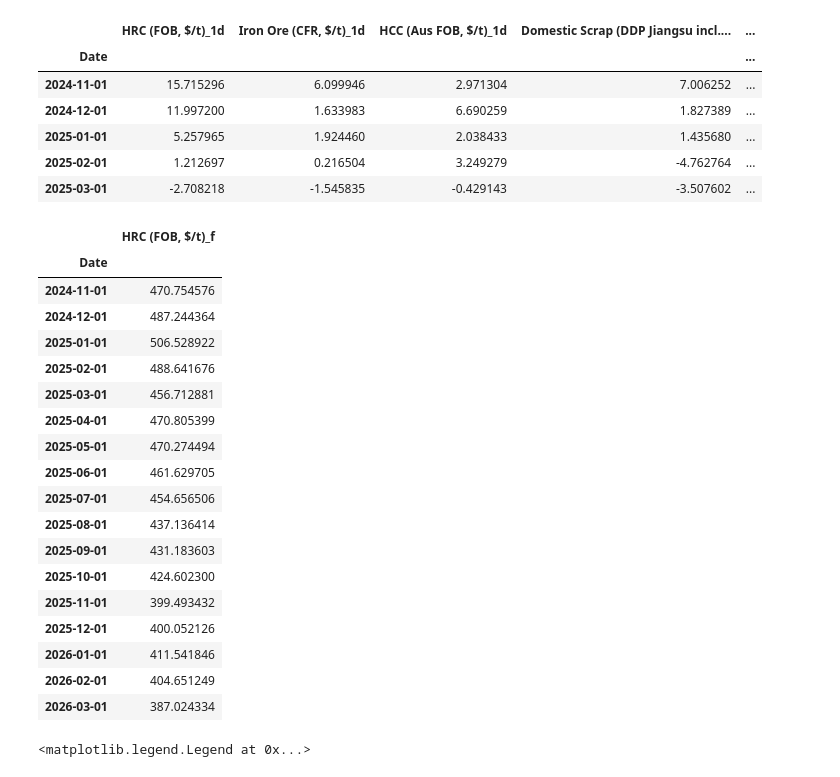
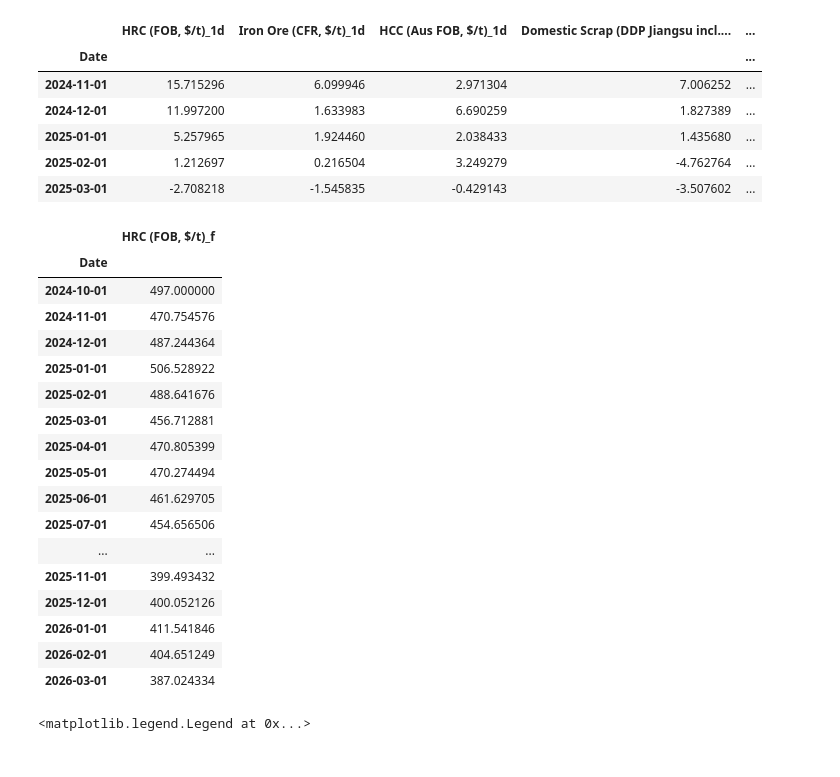
Before and after one commit to nguyenhpnguyen/BT4103-Business-Analytics-Capstone-Project, a Jupyter notebook: notebook/04_multiple_regression.ipynb, the cells around one changed output. Cells and saved outputs as stored; diff of their text form; code cells hidden in the pictures.

Commit message:
Modified forecast df to connect forecast line to actual line in graph

```diff
--- a/notebook/04_multiple_regression.ipynb
+++ b/notebook/04_multiple_regression.ipynb
@@ -158,14 +158,16 @@ forecasted_X_scaled = scaler.transform(forecasted_X_transformed)
 # %%
 # Obtain y forecast
 y_forecast = model.predict(forecasted_X_scaled)
+y_forecast_new = np.insert(y_forecast, 0, y[-1]) #adding 10/1/2024 value to have a smooth line when plotting
 
-fc_period = pd.date_range(start='11/1/2024', end='3/1/2026', freq='MS')
-df_forecast = pd.DataFrame(y_forecast, index=fc_period, columns=['HRC (FOB, $/t)_f'])
+fc_period = pd.date_range(start='10/1/2024', end='3/1/2026', freq='MS')
+df_forecast = pd.DataFrame(y_forecast_new, index=fc_period, columns=['HRC (FOB, $/t)_f'])
 df_forecast.index.name = 'Date'
 df_forecast
 # %% [output]
 |  | HRC (FOB, $/t)_f |
 | Date |  |
+| 2024-10-01 | 497.000000 |
 | 2024-11-01 | 470.754576 |
 | 2024-12-01 | 487.244364 |
 | 2025-01-01 | 506.528922 |
@@ -175,9 +177,7 @@ df_forecast
 | 2025-05-01 | 470.274494 |
 | 2025-06-01 | 461.629705 |
 | 2025-07-01 | 454.656506 |
-| 2025-08-01 | 437.136414 |
-| 2025-09-01 | 431.183603 |
-| 2025-10-01 | 424.602300 |
+| ... | ... |
 | 2025-11-01 | 399.493432 |
 | 2025-12-01 | 400.052126 |
 | 2026-01-01 | 411.541846 |
```
Also changed, not shown: parts of 2 cells of this notebook, 1 other file.
